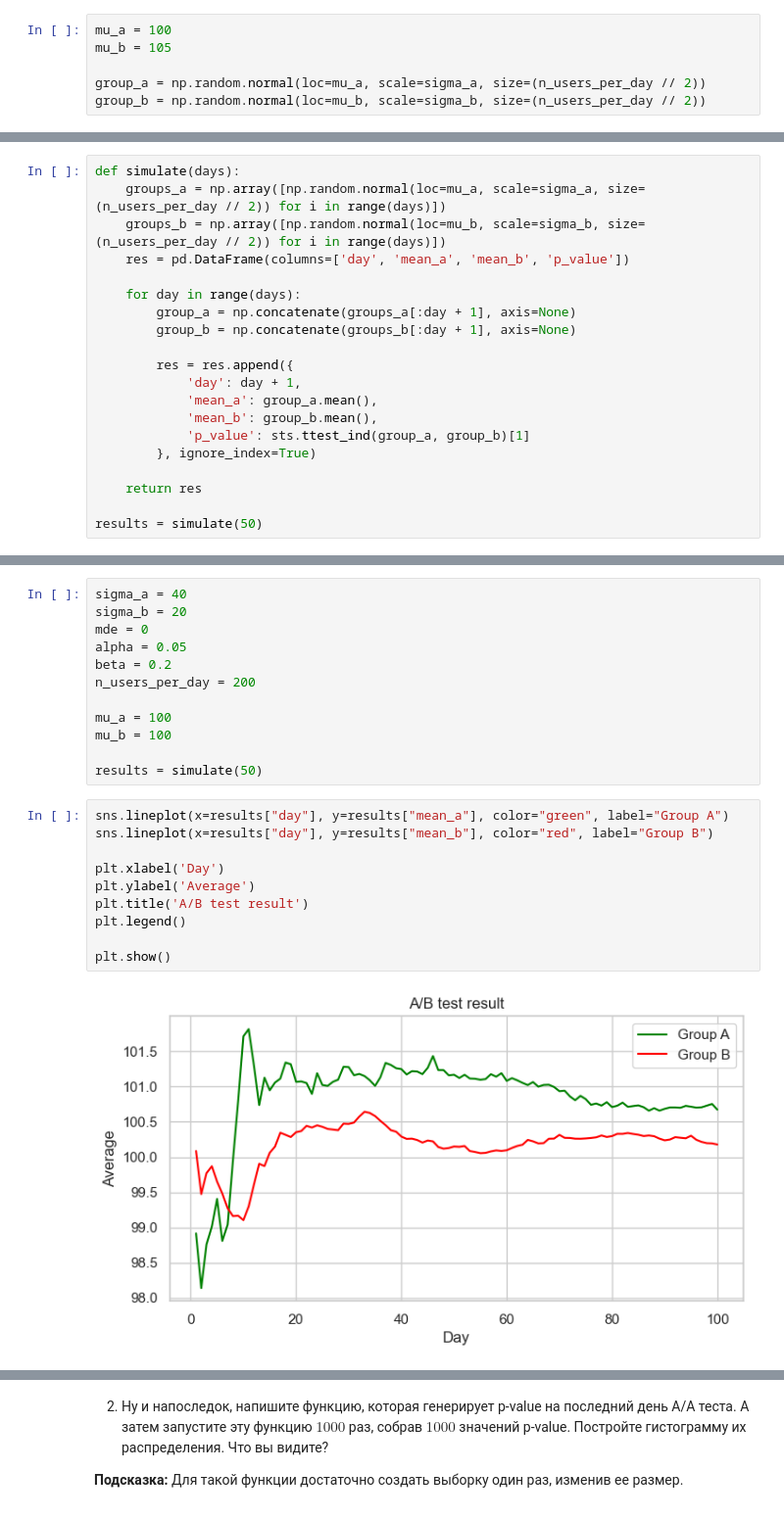
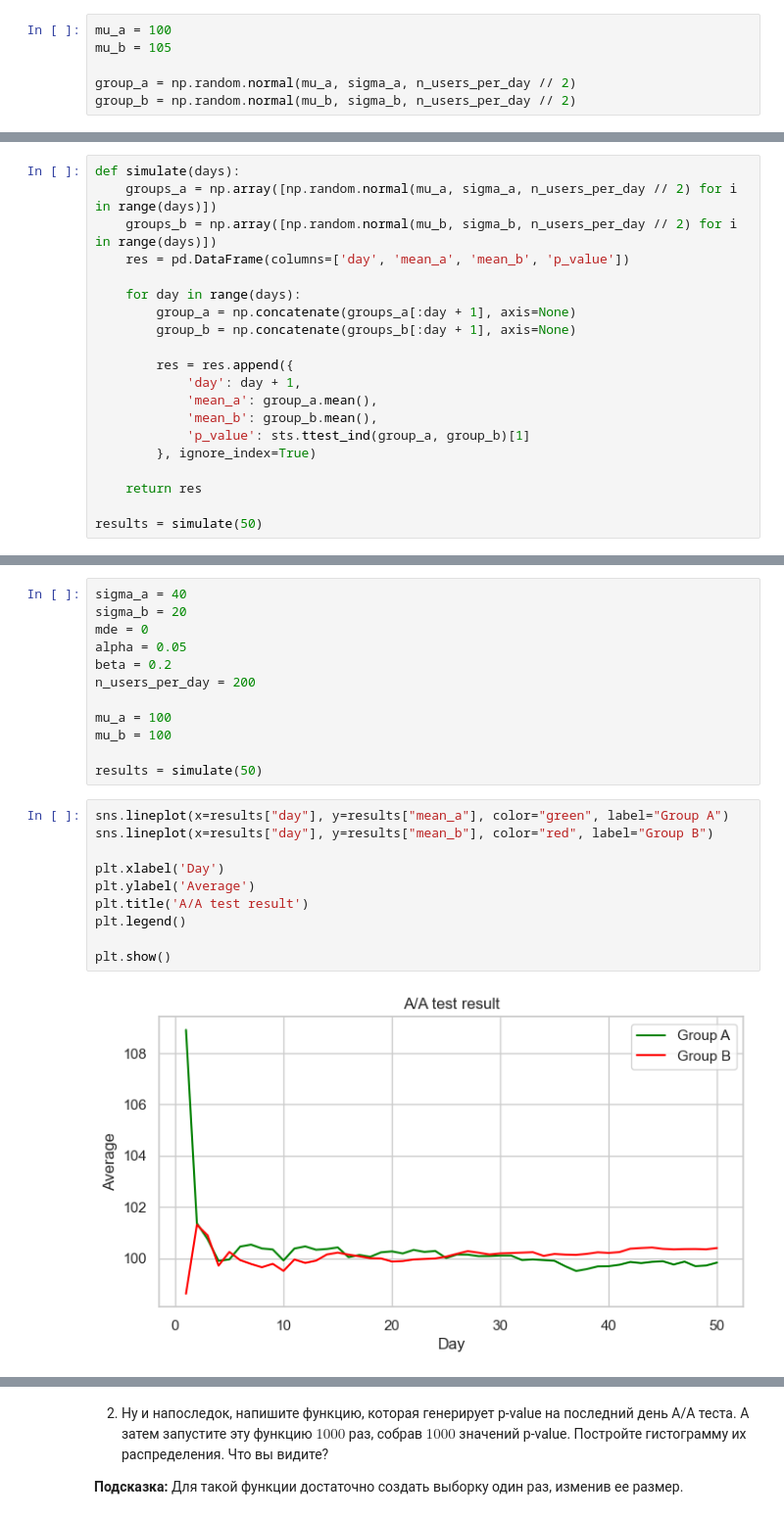
Before and after one commit to Kerblif/andan_2023-1, a Jupyter notebook: hw/hw04/hw04-red_or_blue.ipynb, the cells around one changed output, grey strips where cells are left out. Shown at 98% size. Saved outputs shown, nothing was run; the diff lists cells and outputs as text.

```diff
--- a/hw/hw04/hw04-red_or_blue.ipynb
+++ b/hw/hw04/hw04-red_or_blue.ipynb
@@ -491,8 +491,8 @@ __б) [25 баллов] Симуляция А/Б-теста__
 mu_a = 100
 mu_b = 105
 
-group_a = np.random.normal(loc=mu_a, scale=sigma_a, size=(n_users_per_day // 2))
-group_b = np.random.normal(loc=mu_b, scale=sigma_b, size=(n_users_per_day // 2))
+group_a = np.random.normal(mu_a, sigma_a, n_users_per_day // 2)
+group_b = np.random.normal(mu_b, sigma_b, n_users_per_day // 2)
 # %% [markdown]
 2. Теперь представим, что наш тест был запущен $X$ дней. Напишите функцию, которая за этот период теста собирает в `DataFrame` следующие данные на каждый день теста:
     1. среднее метрики в группе А
@@ -504,8 +504,8 @@ group_b = np.random.normal(loc=mu_b, scale=sigma_b, size=(n_users_per_day // 2))
 __Подсказка:__ Среднее для 1-го дня должно считаться по пользователям, пришедших в первый день, для второго дня – по пользователям, пришедшим в первый и второй день и т.д. То есть накопленным итогом за каждый день теста.
 # %%
 def simulate(days):
-    groups_a = np.array([np.random.normal(loc=mu_a, scale=sigma_a, size=(n_users_per_day // 2)) for i in range(days)])
-    groups_b = np.array([np.random.normal(loc=mu_b, scale=sigma_b, size=(n_users_per_day // 2)) for i in range(days)])
+    groups_a = np.array([np.random.normal(mu_a, sigma_a, n_users_per_day // 2) for i in range(days)])
+    groups_b = np.array([np.random.normal(mu_b, sigma_b, n_users_per_day // 2) for i in range(days)])
     res = pd.DataFrame(columns=['day', 'mean_a', 'mean_b', 'p_value'])
 
     for day in range(days):
@@ -645,15 +633,15 @@ results = simulate(50)
 # %%
 sns.lineplot(x=results["day"], y=results["mean_a"], color="green", label="Group A")
 sns.lineplot(x=results["day"], y=results["mean_b"], color="red", label="Group B")
 
 plt.xlabel('Day')
 plt.ylabel('Average')
-plt.title('A/B test result')
+plt.title('A/A test result')
 plt.legend()
 
 plt.show()
 # %% [output]
-[figure, old version]
+[figure, new version]
 # %%
 sns.lineplot(x=results["day"], y=results["p_value"], label='p-value')
 
```
Also changed, not shown: parts of 7 cells of this notebook.
